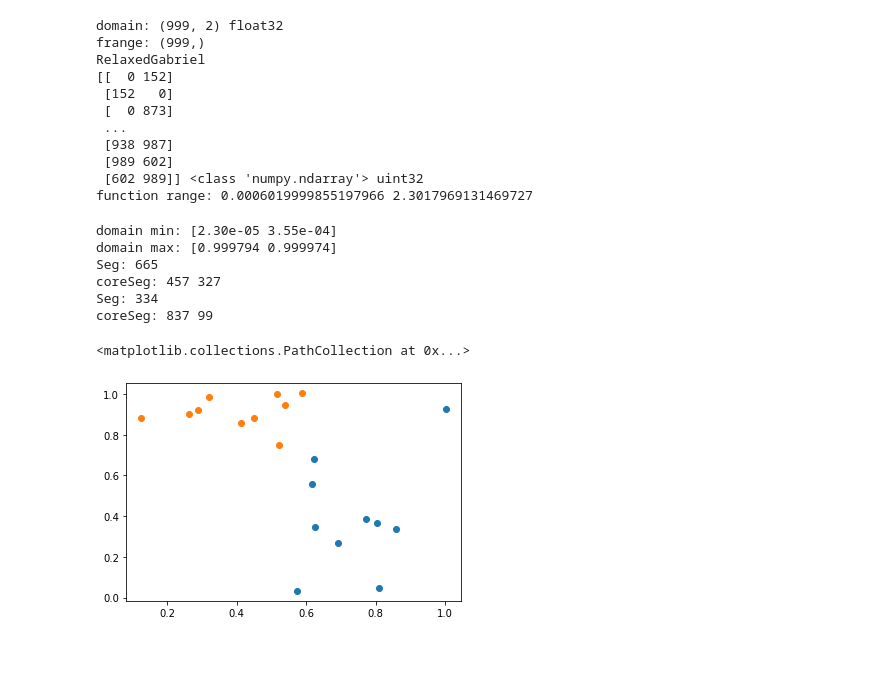
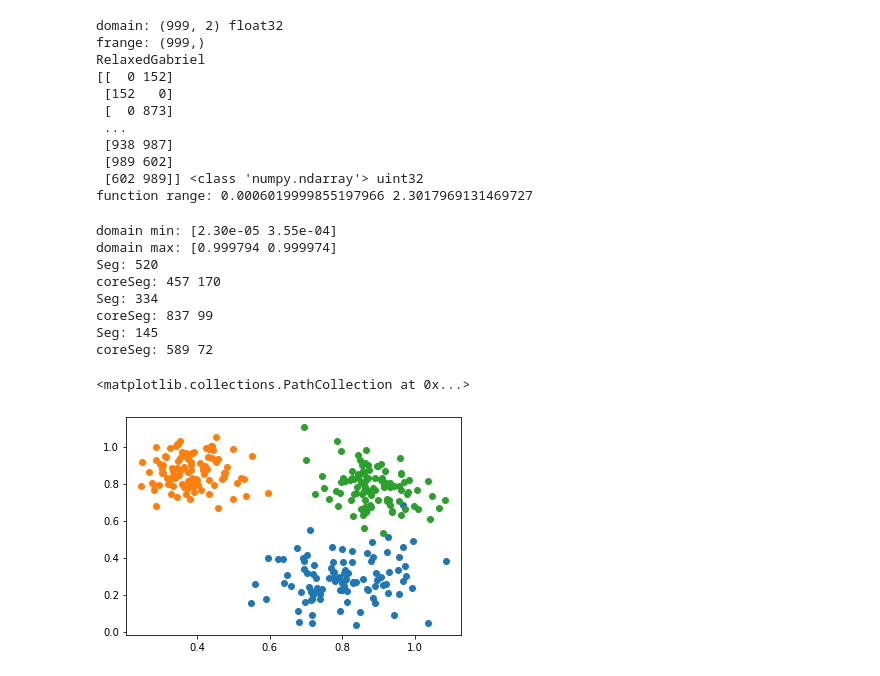
Before and after one commit to LLNL/hdtopology, a Jupyter notebook: utilities/TDA_sampler_demo.ipynb, the cells around one changed output. Cells and saved outputs as stored; diff of their text form; code cells hidden in the pictures.

```diff
--- a/utilities/TDA_sampler_demo.ipynb
+++ b/utilities/TDA_sampler_demo.ipynb
@@ -31,19 +31,21 @@ RelaxedGabriel
  [602 989]] <class 'numpy.ndarray'> uint32
 function range: 0.0006019999855197966 2.3017969131469727
 # %%
-samples = sampler.sampling(extremaCount=2, samplePerExtrema=10)
+samples = sampler.sampling(extremaCount=3, samplePerExtrema=100)
 # %% [output]
 domain min: [2.30e-05 3.55e-04]
 domain max: [0.999794 0.999974]
-Seg: 665
-coreSeg: 457 327
+Seg: 520
+coreSeg: 457 170
 Seg: 334
 coreSeg: 837 99
+Seg: 145
+coreSeg: 589 72
 # %%
 
 plt.scatter(samples[0][:,0],samples[0][:,1])
 plt.scatter(samples[1][:,0],samples[1][:,1])
-# plt.scatter(samples[2][:,0],samples[2][:,1])
+plt.scatter(samples[2][:,0],samples[2][:,1])
 # %% [output]
 <matplotlib.collections.PathCollection at 0x...>
-[figure, old version]
+[figure, new version]
```
Also changed, not shown: 31 other files.
